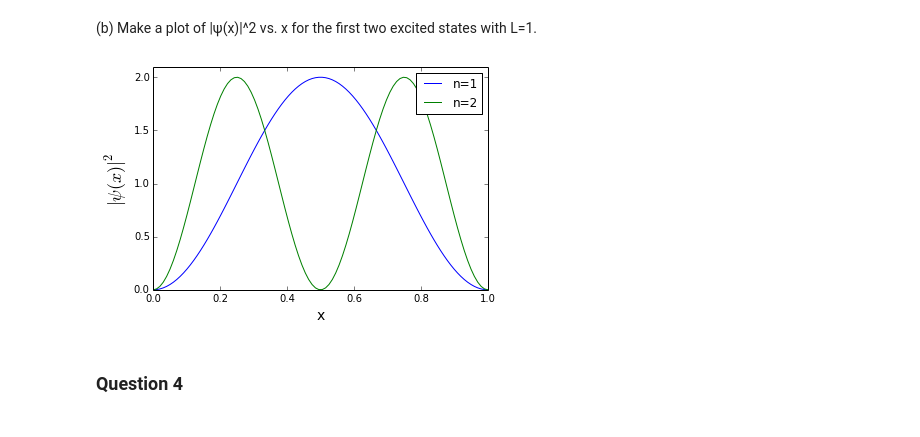
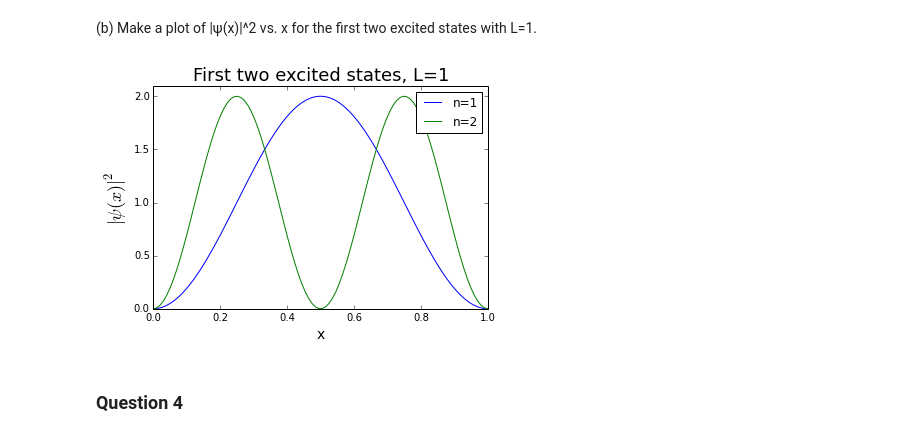
Before and after one commit to jpelgrif/PHYS202-S14, a Jupyter notebook: SciPy/IntegrationExercises.ipynb, the cells around one changed output. Drawn from its saved outputs; the diff is of its cells as text; code cells hidden in the pictures.

```diff
--- a/SciPy/IntegrationExercises.ipynb
+++ b/SciPy/IntegrationExercises.ipynb
@@ -196,27 +196,28 @@ Needed to use 800 slices for integrate.trapz to be accurate to 6 sig figs
 # %%
 N = 100
 L = 1.0
 a,b = 0, L
 x = np.linspace(a,b,N)
 
 n = 1
 psi1 = sqrt(2/L) * np.sin(n*np.pi*x / L)
 n = 2
 psi2 = sqrt(2/L) * np.sin(n*np.pi*x / L)
 
+plt.title('First two excited states, L=1',fontsize=18)
 plt.xlabel('x',fontsize=14)
 plt.ylabel(r'$|\psi(x)|^2$',fontsize=18)
 
 plt.plot(x,abs(psi1)**2,label='n=1')
 plt.plot(x,abs(psi2)**2,label='n=2')
 
 plt.ylim(0,2.1)
 
 plt.legend()
 
 plt.show()
 # %% [output]
-[figure, old version]
+[figure, new version]
 # %% [markdown]
 ### Question 4
 # %% [markdown]
```
Also changed, not shown: parts of 2 cells of this notebook.
